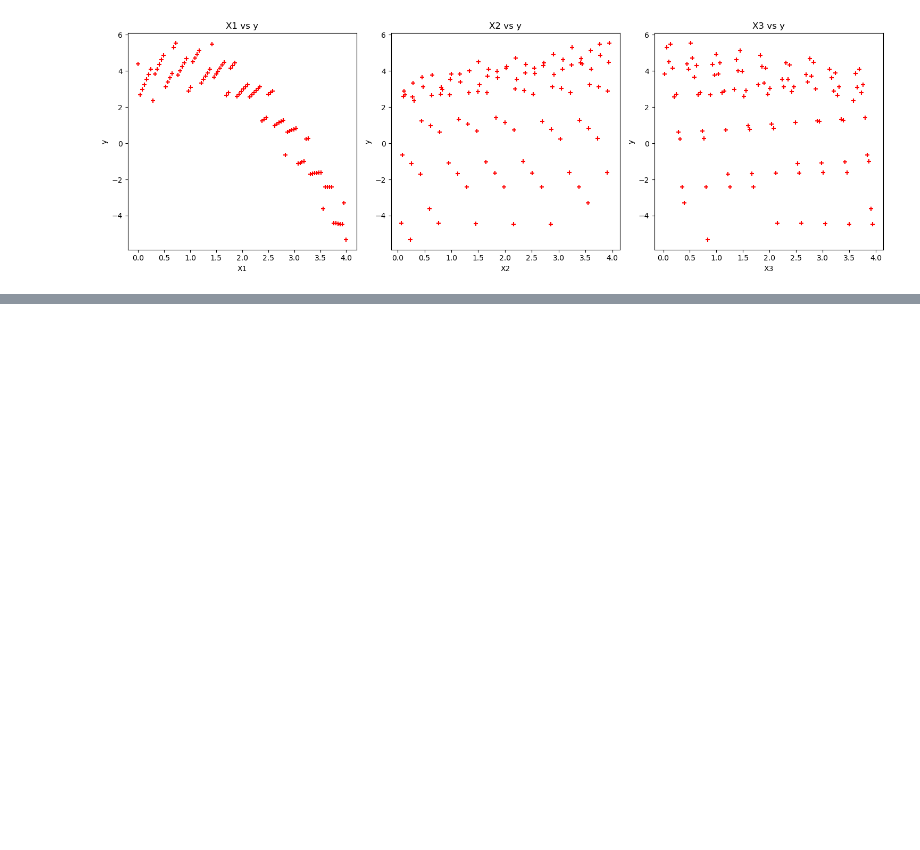
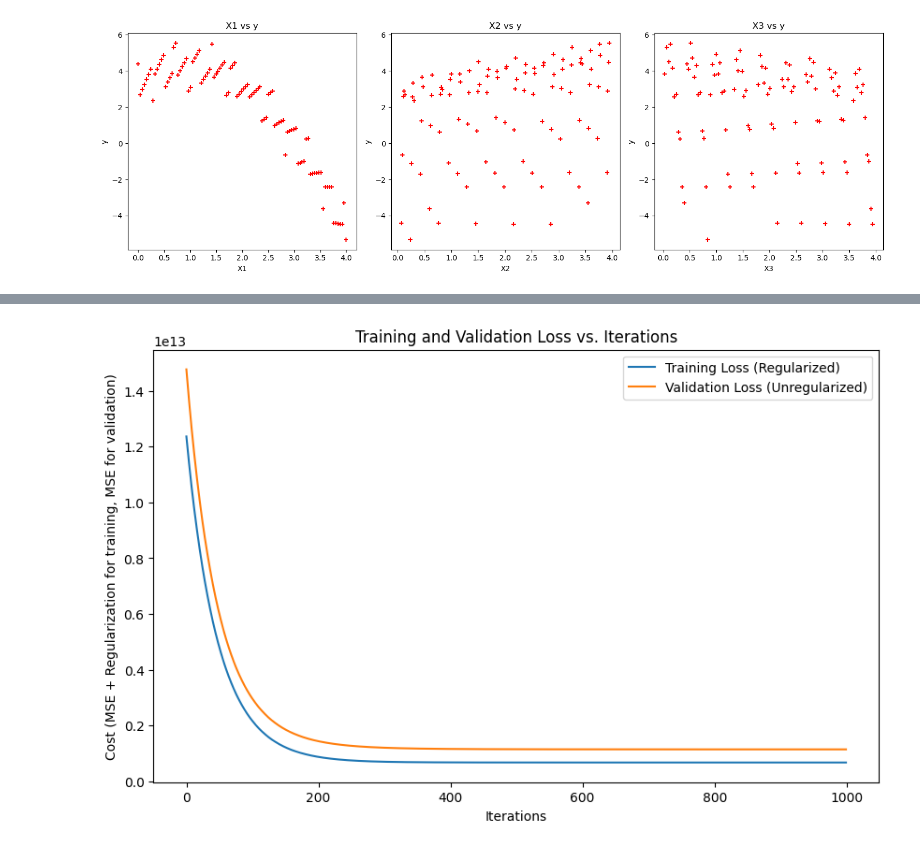
Before and after one commit to RocketDan11/ml, a Jupyter notebook: homework/foo.ipynb, the cells around one changed output, grey strips where cells are left out. Cells and saved outputs as stored; diff of their text form; code cells hidden in the pictures; blank space fills up the shorter version.

```diff
--- a/homework/foo.ipynb
+++ b/homework/foo.ipynb
@@ -57,0 +188,80 @@ X = np.hstack((X0, X1))
+# %%
+import numpy as np
+import pandas as pd
+from sklearn.model_selection import train_test_split
+from sklearn.preprocessing import StandardScaler
+import matplotlib.pyplot as plt
+
+# Load the data
+data = pd.read_csv("assets/Housing.csv")
+X = data[['area', 'bedrooms', 'bathrooms', 'stories', 'parking']].values
+y = data['price'].values
+
+# Split the data into training and validation sets
+X_train, X_val, y_train, y_val = train_test_split(X, y, test_size=0.2, random_state=42)
+
+# Standardize only the input features
+scaler_X = StandardScaler()
+X_train_scaled = scaler_X.fit_transform(X_train)
+X_val_scaled = scaler_X.transform(X_val)
+
+# Add a column of ones to X for the bias term
+X_train_scaled = np.column_stack((np.ones(X_train_scaled.shape[0]), X_train_scaled))
+X_val_scaled = np.column_stack((np.ones(X_val_scaled.shape[0]), X_val_scaled))
+
+# Initialize theta
+theta = np.zeros(X_train_scaled.shape[1])
+
+# Set hyperparameters
+learning_rate = 0.01
+iterations = 1000
+lambda_param = 0.01
+
+def compute_cost(X, y, theta, lambda_param=0):
+    m = len(y)
+    predictions = np.dot(X, theta)
+    mse = (1 / (2 * m)) * np.sum((predictions - y) ** 2)
+    if lambda_param > 0:
+        regularization = (lambda_param / (2 * m)) * np.sum(theta[1:]**2)
+        return mse + regularization
+    return mse
+
+def gradient_descent(X_train, y_train, X_val, y_val, theta, learning_rate, iterations, lambda_param):
+    m = len(y_train)
+    train_cost_history = []
+    val_cost_history = []
+
+    for _ in range(iterations):
+        predictions = np.dot(X_train, theta)
+        gradients = (1/m) * np.dot(X_train.T, (predictions - y_train))
+        gradients[1:] += (lambda_param / m) * theta[1:]  # Apply regularization to all but the bias term
+
+        theta -= learning_rate * gradients
+
+        train_cost = compute_cost(X_train, y_train, theta, lambda_param)  # Regularized cost for training
+        val_cost = compute_cost(X_val, y_val, theta)  # Unregularized cost for validation
+        train_cost_history.append(train_cost)
+        val_cost_history.append(val_cost)
+
+    return theta, train_cost_history, val_cost_history
+
+# Run gradient descent
+theta, train_cost_history, val_cost_history = gradient_descent(X_train_scaled, y_train, X_val_scaled, y_val, theta, learning_rate, iterations, lambda_param)
+
+# Compute final training and validation costs
+final_train_cost = compute_cost(X_train_scaled, y_train, theta, lambda_param)  # Regularized
+final_val_cost = compute_cost(X_val_scaled, y_val, theta)  # Unregularized
+
+print(f"Final training cost (regularized): {final_train_cost}")
+print(f"Final validation cost (unregularized): {final_val_cost}")
+
+# Plot training and validation costs
+plt.figure(figsize=(10, 6))
+plt.plot(train_cost_history, label='Training Loss (Regularized)')
+plt.plot(val_cost_history, label='Validation Loss (Unregularized)')
+plt.xlabel('Iterations')
+plt.ylabel('Cost (MSE + Regularization for training, MSE for validation)')
+plt.title('Training and Validation Loss vs. Iterations')
+plt.legend()
+plt.show()
+# %% [output]
@@ -57,0 +270 @@ X = np.hstack((X0, X1))
+[figure, added]
```
Also changed, not shown: parts of 6 cells of this notebook, 9 other files.
